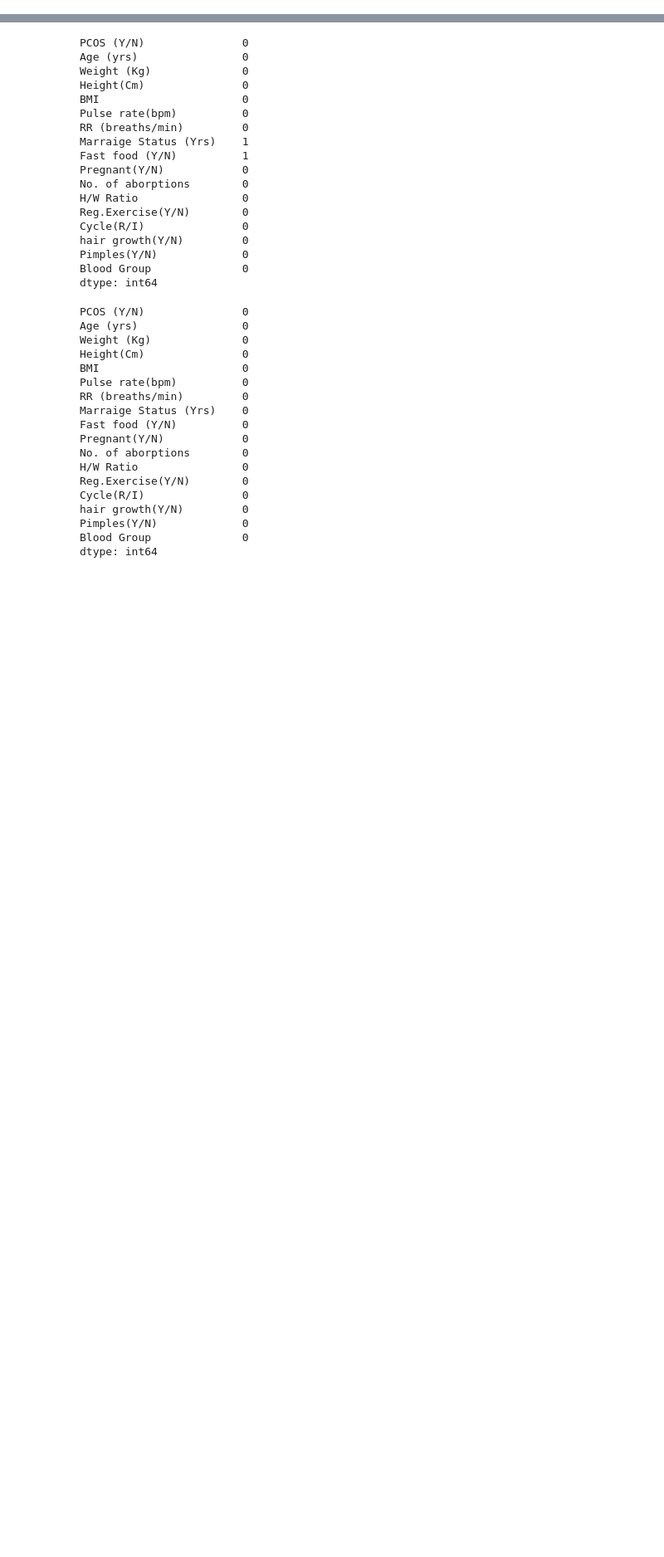
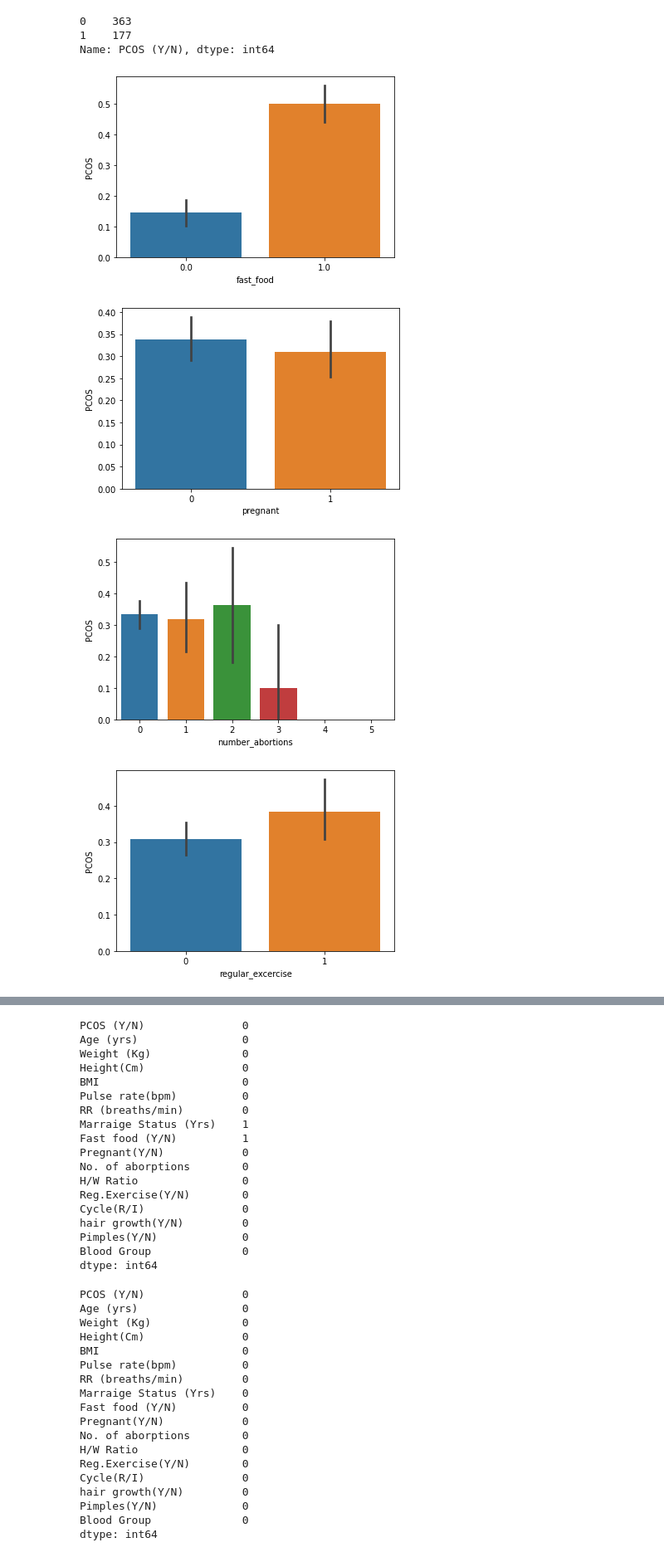
Before and after one commit to ericaez/STAT-303-2-Project, a Jupyter notebook: PCOS Project.ipynb, the cells around one changed output, grey strips where cells are left out. Shown at 83% size. Drawn from its saved outputs; the diff is of its cells as text; code cells hidden in the pictures; blank space fills up the shorter version.

```diff
--- a/PCOS Project.ipynb
+++ b/PCOS Project.ipynb
@@ -12,0 +34,5 @@ PCOS = pd.read_csv("PCOS.csv")
+# %%
+cat_vars = PCOS.loc[:, ["PCOS (Y/N)", 'Fast food (Y/N)', "Pregnant(Y/N)",
+                    "No. of aborptions", "Reg.Exercise(Y/N)", "Cycle(R/I)",
+                    "hair growth(Y/N)", "Weight gain(Y/N)", "Pimples(Y/N)", "Blood Group",
+                       "Skin darkening (Y/N)", "Hair loss(Y/N)"]]
@@ -12,0 +55,23 @@ PCOS = pd.read_csv("PCOS.csv")
+# %%
+cleaned_cat_vars = cat_vars[~cat_vars['Fast food (Y/N)'].isnull()]
+cleaned_cat_vars["PCOS (Y/N)"].value_counts()
+# %% [output]
+0    363
+1    177
+Name: PCOS (Y/N), dtype: int64
+# %%
+cat = cleaned_cat_vars.rename(columns={"PCOS (Y/N)":"PCOS", 'Fast food (Y/N)': "fast_food",
+                            "Pregnant(Y/N)": "pregnant", "No. of aborptions": "number_abortions", "Reg.Exercise(Y/N)": "regular_excercise", "Cycle(R/I)": "cycle",
+                            "hair growth(Y/N)": "hair_growth", "Pimples(Y/N)": "pimples",
+                                      'Weight gain(Y/N)':'weight_gain', 'Skin darkening (Y/N)':'skin_dark',
+                                      'Hair loss(Y/N)':'hair_loss', 'Blood Group':'blood_group'})
+# %%
+for x in cat.columns:
+    if x != "PCOS":
+        sns.barplot(x= x, y = "PCOS", data = cat)
+        plt.show()
+# %% [output]
+[figure, added]
+[figure, added]
+[figure, added]
+[figure, added]
```
Also changed, not shown: parts of 14 cells of this notebook.
